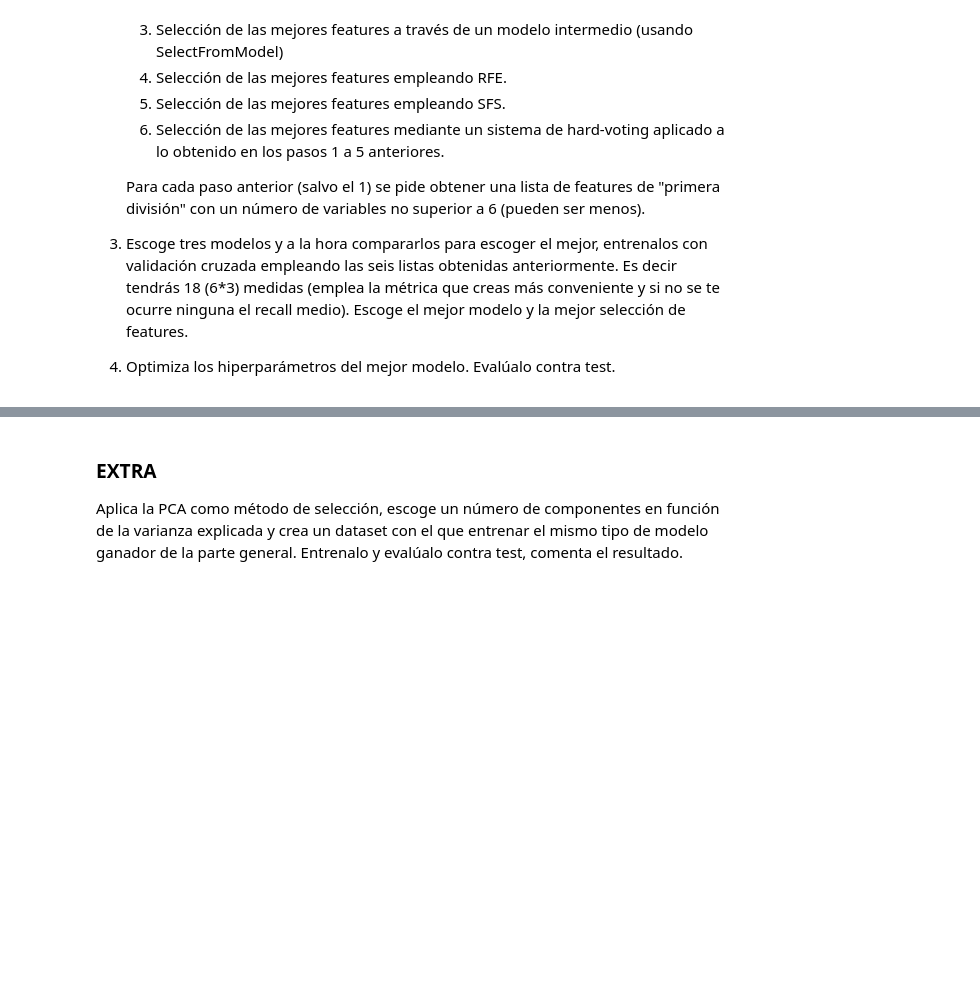
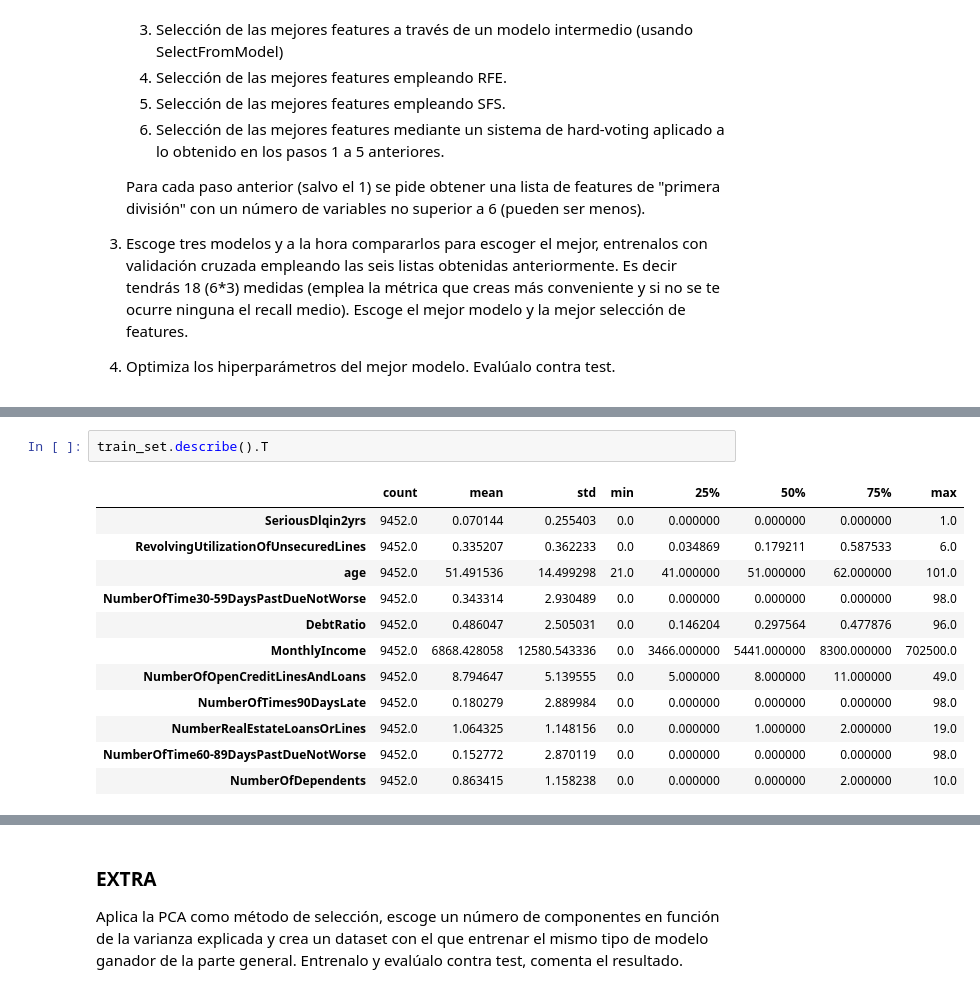
Before and after one commit to mfondevilla/DS-Online-MelaniaFondevilla, a Jupyter notebook: 04_Machine_Learning/Sprint_14/Unidad_02_ML_No_Supervisado_Feature_Selection/03_Practica_Obligatoria/18_Practica_Obligatoria_Feature_Selection.ipynb, the cells around one changed output, grey strips where cells are left out. Drawn from its saved outputs; the diff is of its cells as text; blank space fills up the shorter version.

```diff
--- a/04_Machine_Learning/Sprint_14/Unidad_02_ML_No_Supervisado_Feature_Selection/03_Practica_Obligatoria/18_Practica_Obligatoria_Feature_Selection.ipynb
+++ b/04_Machine_Learning/Sprint_14/Unidad_02_ML_No_Supervisado_Feature_Selection/03_Practica_Obligatoria/18_Practica_Obligatoria_Feature_Selection.ipynb
@@ -213,0 +126,15 @@ Name: count, dtype: int64
+# %%
+train_set.describe().T
+# %% [output]
+|  | count | mean | std | min | 25% | 50% | 75% | max |
+| SeriousDlqin2yrs | 9452.0 | 0.070144 | 0.255403 | 0.0 | 0.000000 | 0.000000 | 0.000000 | 1.0 |
+| RevolvingUtilizationOfUnsecuredLines | 9452.0 | 0.335207 | 0.362233 | 0.0 | 0.034869 | 0.179211 | 0.587533 | 6.0 |
+| age | 9452.0 | 51.491536 | 14.499298 | 21.0 | 41.000000 | 51.000000 | 62.000000 | 101.0 |
+| NumberOfTime30-59DaysPastDueNotWorse | 9452.0 | 0.343314 | 2.930489 | 0.0 | 0.000000 | 0.000000 | 0.000000 | 98.0 |
+| DebtRatio | 9452.0 | 0.486047 | 2.505031 | 0.0 | 0.146204 | 0.297564 | 0.477876 | 96.0 |
+| MonthlyIncome | 9452.0 | 6868.428058 | 12580.543336 | 0.0 | 3466.000000 | 5441.000000 | 8300.000000 | 702500.0 |
+| NumberOfOpenCreditLinesAndLoans | 9452.0 | 8.794647 | 5.139555 | 0.0 | 5.000000 | 8.000000 | 11.000000 | 49.0 |
+| NumberOfTimes90DaysLate | 9452.0 | 0.180279 | 2.889984 | 0.0 | 0.000000 | 0.000000 | 0.000000 | 98.0 |
+| NumberRealEstateLoansOrLines | 9452.0 | 1.064325 | 1.148156 | 0.0 | 0.000000 | 1.000000 | 2.000000 | 19.0 |
+| NumberOfTime60-89DaysPastDueNotWorse | 9452.0 | 0.152772 | 2.870119 | 0.0 | 0.000000 | 0.000000 | 0.000000 | 98.0 |
+| NumberOfDependents | 9452.0 | 0.863415 | 1.158238 | 0.0 | 0.000000 | 0.000000 | 2.000000 | 10.0 |
```
Also changed, not shown: parts of 24 cells of this notebook, 1 other file.
